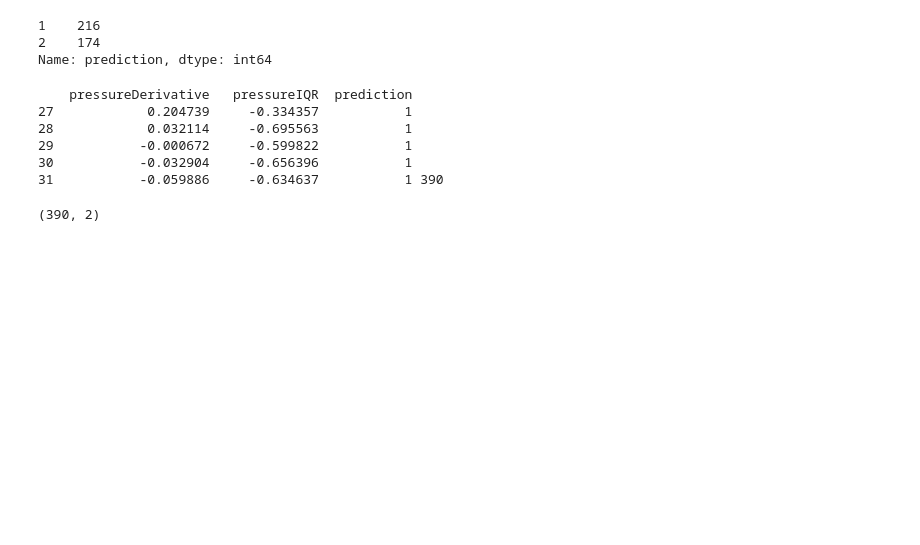
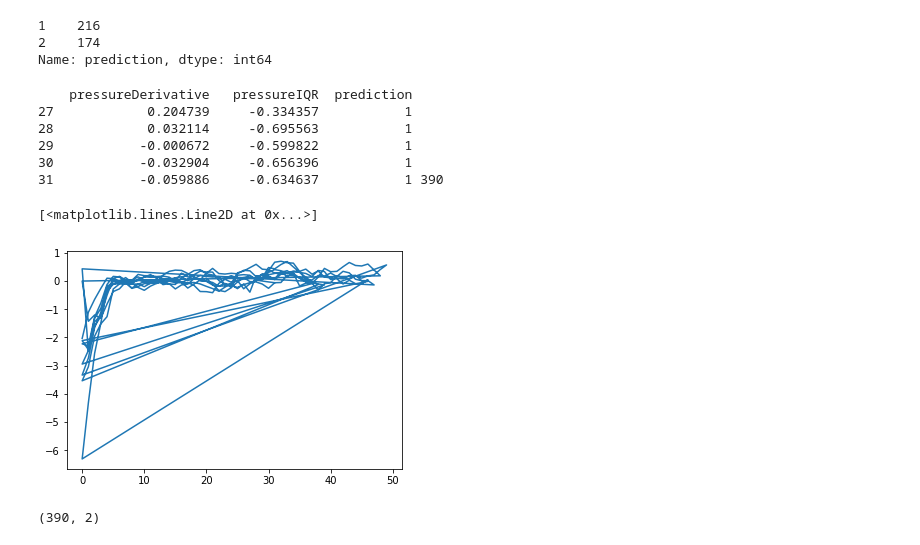
Before and after one commit to nithishr/activity_recognition, a Jupyter notebook: Pressure_Sensors.ipynb, the cells around one changed output. Cells and saved outputs as stored; diff of their text form; code cells hidden in the pictures; blank space fills up the shorter version.

Commit message:
Visualization for pressure derivative

```diff
--- a/Pressure_Sensors.ipynb
+++ b/Pressure_Sensors.ipynb
@@ -147,6 +147,13 @@ print(data_clean.tail(), len(data_clean))
 29           -0.000672     -0.599822           1
 30           -0.032904     -0.656396           1
 31           -0.059886     -0.634637           1 390
+# %%
+import matplotlib.pyplot as plt
+%matplotlib inline
+plt.plot(data_clean['pressureDerivative'])
+# %% [output]
+[<matplotlib.lines.Line2D at 0x...>]
+[figure, added]
 # %%
 X = data_clean[['pressureDerivative', ' pressureIQR']].values
 X.shape
```
